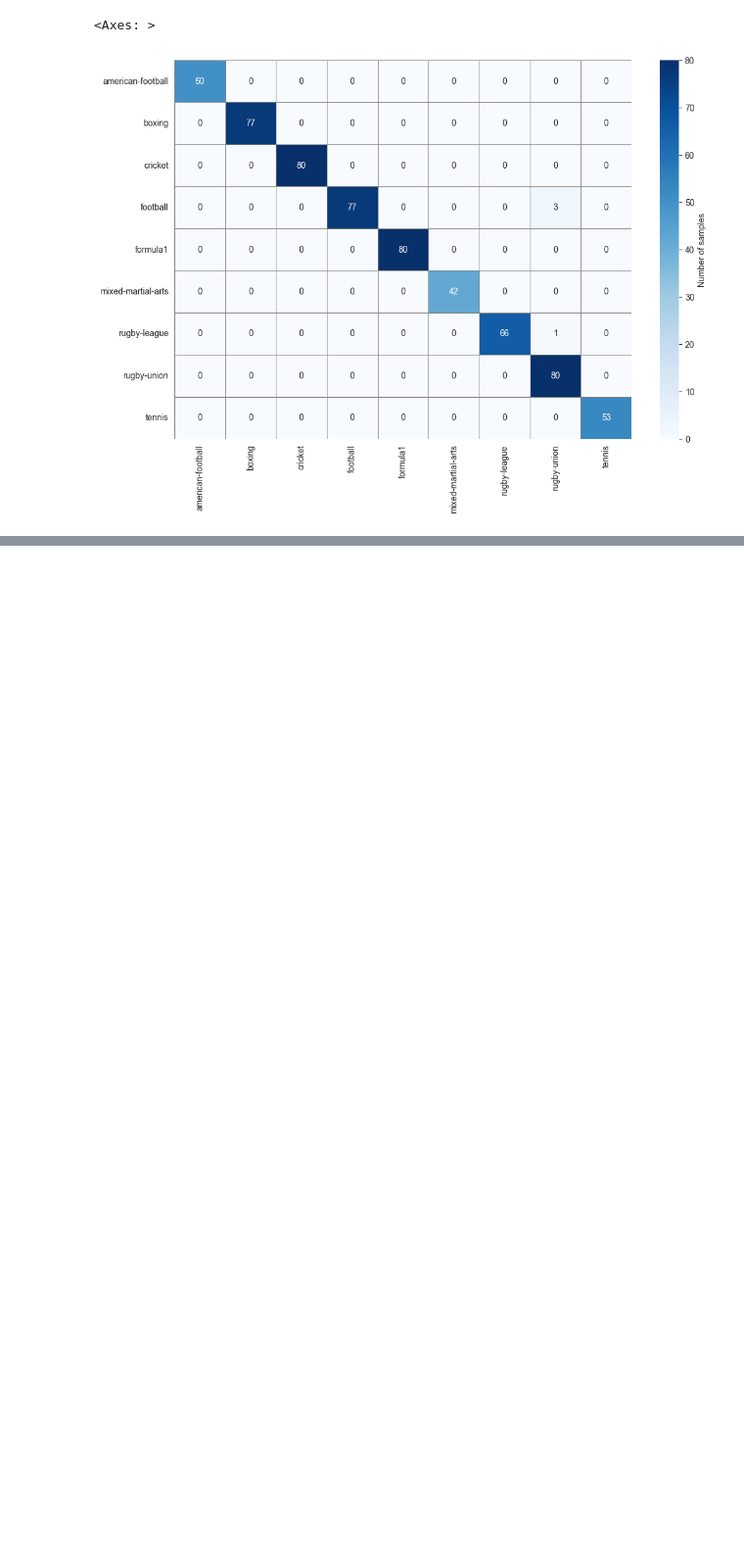
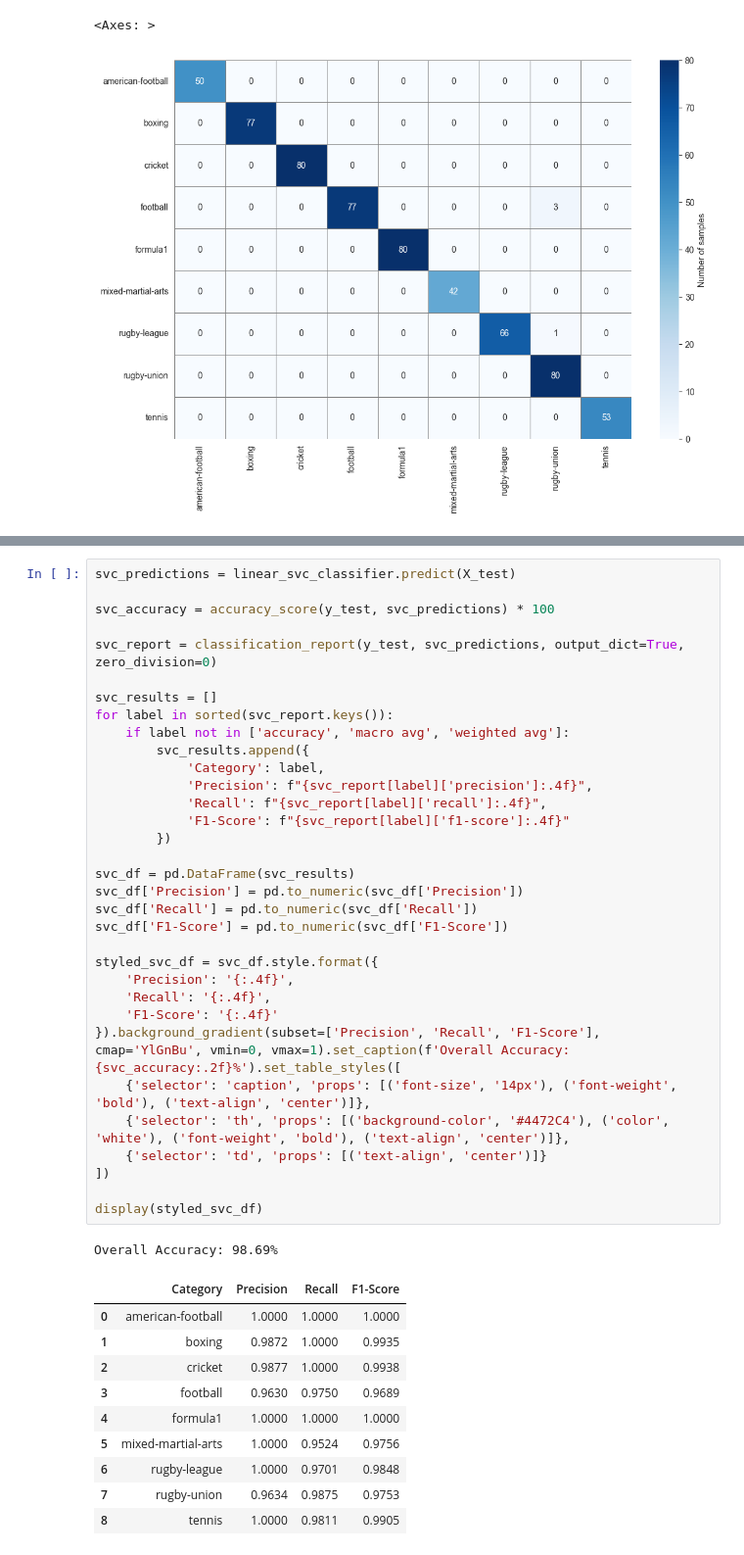
Before and after one commit to Klonotoros/Data-Mining, a Jupyter notebook: sportClassifier.ipynb, the cells around one changed output, grey strips where cells are left out. Shown: that part at 98% size. Drawn from its saved outputs; the diff is of its cells as text; blank space fills up the shorter version.

```diff
--- a/sportClassifier.ipynb
+++ b/sportClassifier.ipynb
@@ -152,0 +208,45 @@ sns.heatmap(
+# %%
+svc_predictions = linear_svc_classifier.predict(X_test)
+
+svc_accuracy = accuracy_score(y_test, svc_predictions) * 100
+
+svc_report = classification_report(y_test, svc_predictions, output_dict=True, zero_division=0)
+
+svc_results = []
+for label in sorted(svc_report.keys()):
+    if label not in ['accuracy', 'macro avg', 'weighted avg']:
+        svc_results.append({
+            'Category': label,
+            'Precision': f"{svc_report[label]['precision']:.4f}",
+            'Recall': f"{svc_report[label]['recall']:.4f}",
+            'F1-Score': f"{svc_report[label]['f1-score']:.4f}"
+        })
+
+svc_df = pd.DataFrame(svc_results)
+svc_df['Precision'] = pd.to_numeric(svc_df['Precision'])
+svc_df['Recall'] = pd.to_numeric(svc_df['Recall'])
+svc_df['F1-Score'] = pd.to_numeric(svc_df['F1-Score'])
+
+styled_svc_df = svc_df.style.format({
+    'Precision': '{:.4f}',
+    'Recall': '{:.4f}',
+    'F1-Score': '{:.4f}'
+}).background_gradient(subset=['Precision', 'Recall', 'F1-Score'], cmap='YlGnBu', vmin=0, vmax=1).set_caption(f'Overall Accuracy: {svc_accuracy:.2f}%').set_table_styles([
+    {'selector': 'caption', 'props': [('font-size', '14px'), ('font-weight', 'bold'), ('text-align', 'center')]},
+    {'selector': 'th', 'props': [('background-color', '#4472C4'), ('color', 'white'), ('font-weight', 'bold'), ('text-align', 'center')]},
+    {'selector': 'td', 'props': [('text-align', 'center')]}
+])
+
+display(styled_svc_df)
+# %% [output]
+Overall Accuracy: 98.69%
+|  | Category | Precision | Recall | F1-Score |
+| 0 | american-football | 1.0000 | 1.0000 | 1.0000 |
+| 1 | boxing | 0.9872 | 1.0000 | 0.9935 |
+| 2 | cricket | 0.9877 | 1.0000 | 0.9938 |
+| 3 | football | 0.9630 | 0.9750 | 0.9689 |
+| 4 | formula1 | 1.0000 | 1.0000 | 1.0000 |
+| 5 | mixed-martial-arts | 1.0000 | 0.9524 | 0.9756 |
+| 6 | rugby-league | 1.0000 | 0.9701 | 0.9848 |
+| 7 | rugby-union | 0.9634 | 0.9875 | 0.9753 |
+| 8 | tennis | 1.0000 | 0.9811 | 0.9905 |
```
Also changed, not shown: parts of 11 cells of this notebook.
